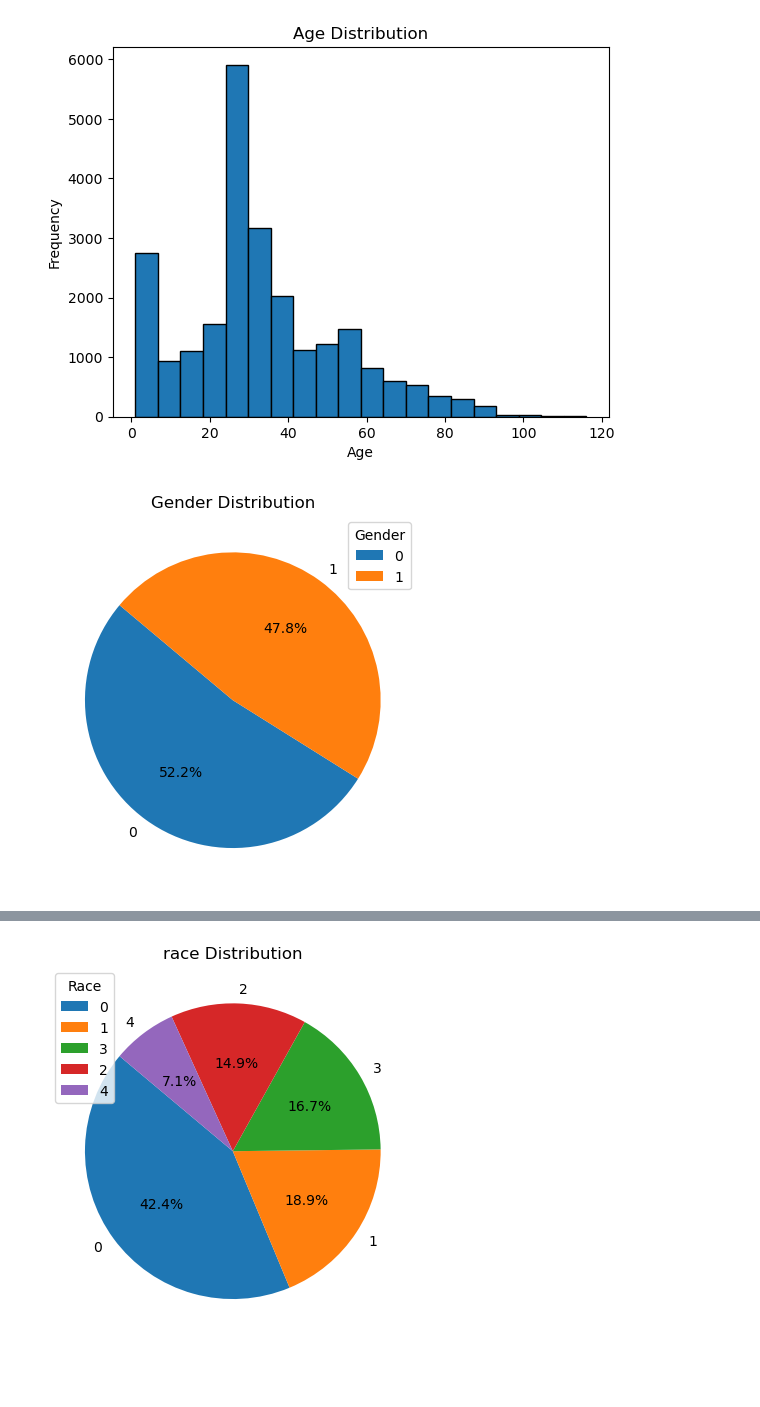
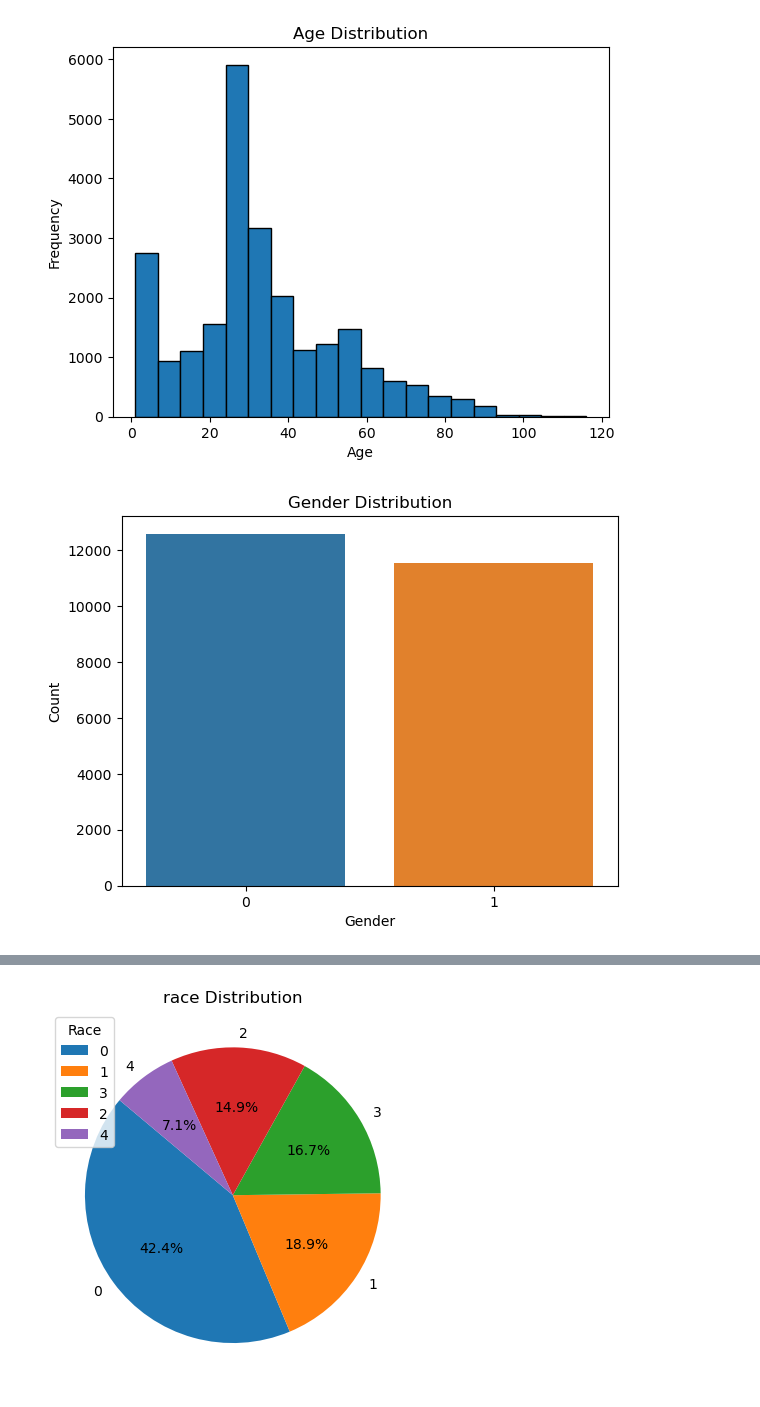
Before and after one commit to Chaity96/Advance-Demographics-Detection-for-Enhanced-Security-using-Transfer-Learning, a Jupyter notebook: Demographics Detection.ipynb, the cells around one changed output, grey strips where cells are left out. Cells and saved outputs as stored; diff of their text form; code cells hidden in the pictures; blank space fills up the shorter version.

```diff
--- a/Demographics Detection.ipynb
+++ b/Demographics Detection.ipynb
@@ -113,11 +110,11 @@ plt.show()
 # %% [output]
 [figure]
 # %%
-# Ploting Gender distribution
-gender_counts = df['gender'].value_counts()
-plt.pie(gender_counts, labels=gender_counts.index, autopct='%1.1f%%', startangle=140)
+# Gender Distribution
+sns.countplot(x='gender', data=df)
 plt.title('Gender Distribution')
-plt.legend(title='Gender')
+plt.xlabel('Gender')
+plt.ylabel('Count')
 plt.show()
 # %% [output]
-[figure, old version]
+[figure, new version]
```
Also changed, not shown: parts of 12 cells of this notebook.
